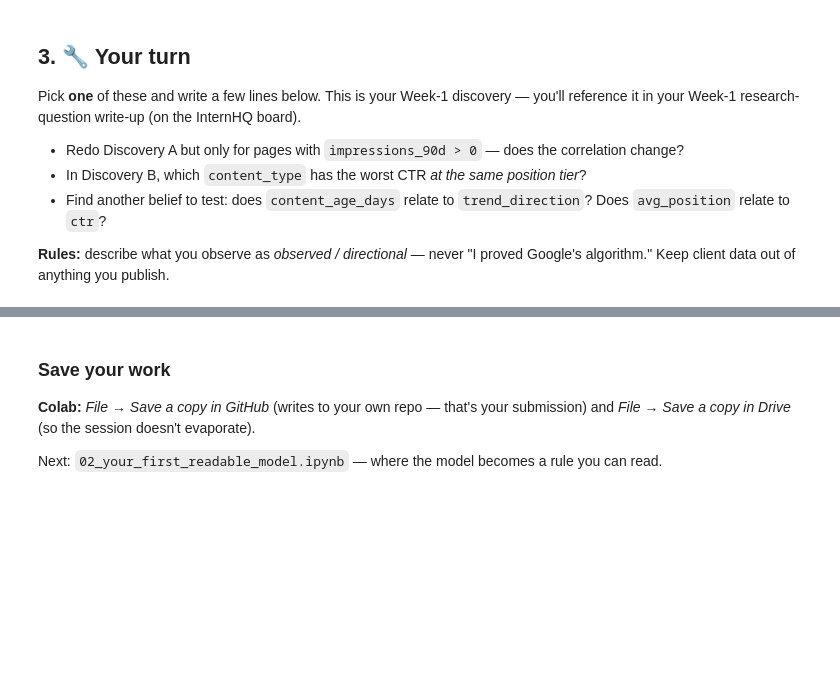
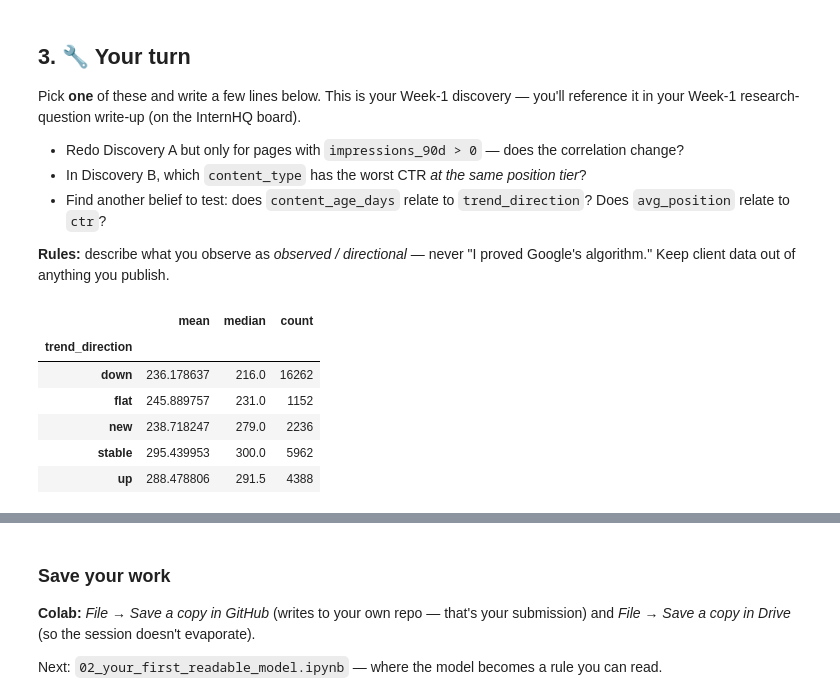
Before and after one commit to EimanZahra1472/flyrank-ml-internship-starter, a Jupyter notebook: notebooks/01_first_look_and_discovery.ipynb, the cells around one changed output, grey strips where cells are left out. Saved outputs shown, nothing was run; the diff lists cells and outputs as text; code cells hidden in the pictures; blank space fills up the shorter version.

```diff
--- a/notebooks/01_first_look_and_discovery.ipynb
+++ b/notebooks/01_first_look_and_discovery.ipynb
@@ -99,3 +153,13 @@ Pick **one** of these and write a few lines below. This is your Week-1 discovery
 **Rules:** describe what you observe as *observed / directional* — never "I proved Google's algorithm." Keep client data out of anything you publish.
 # %%
 # Your discovery here
+# Quick group-by: average age by trend direction
+df.groupby('trend_direction')['content_age_days'].agg(['mean', 'median', 'count'])
+# %% [output]
+|  | mean | median | count |
+| trend_direction |  |  |  |
+| down | 236.178637 | 216.0 | 16262 |
+| flat | 245.889757 | 231.0 | 1152 |
+| new | 238.718247 | 279.0 | 2236 |
+| stable | 295.439953 | 300.0 | 5962 |
+| up | 288.478806 | 291.5 | 4388 |
```
Also changed, not shown: parts of 8 cells of this notebook.
